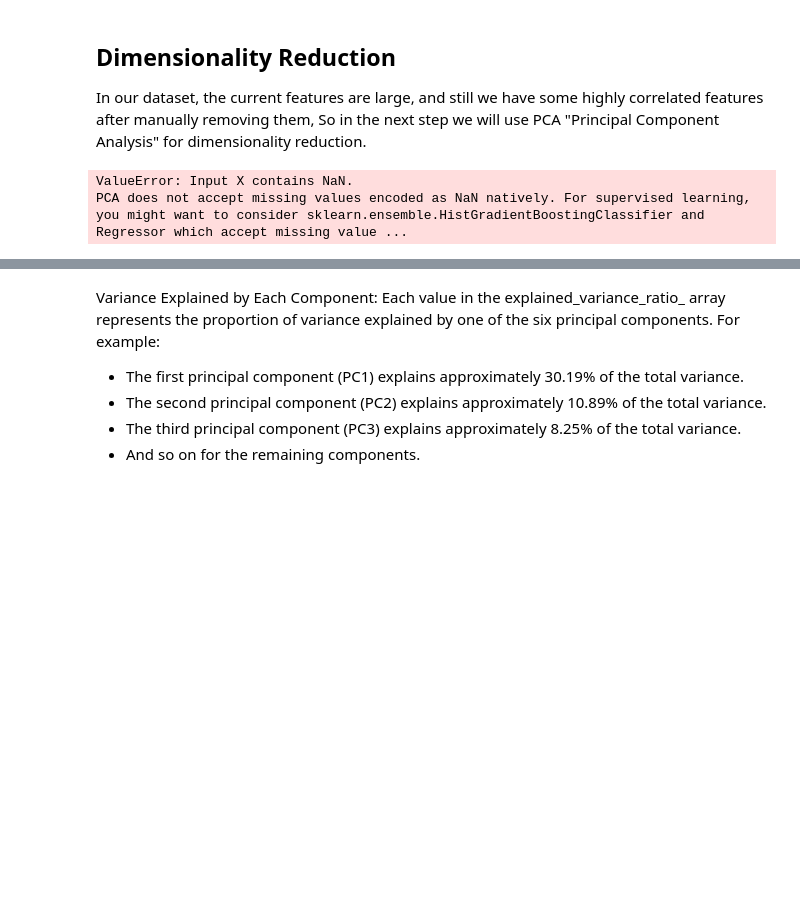
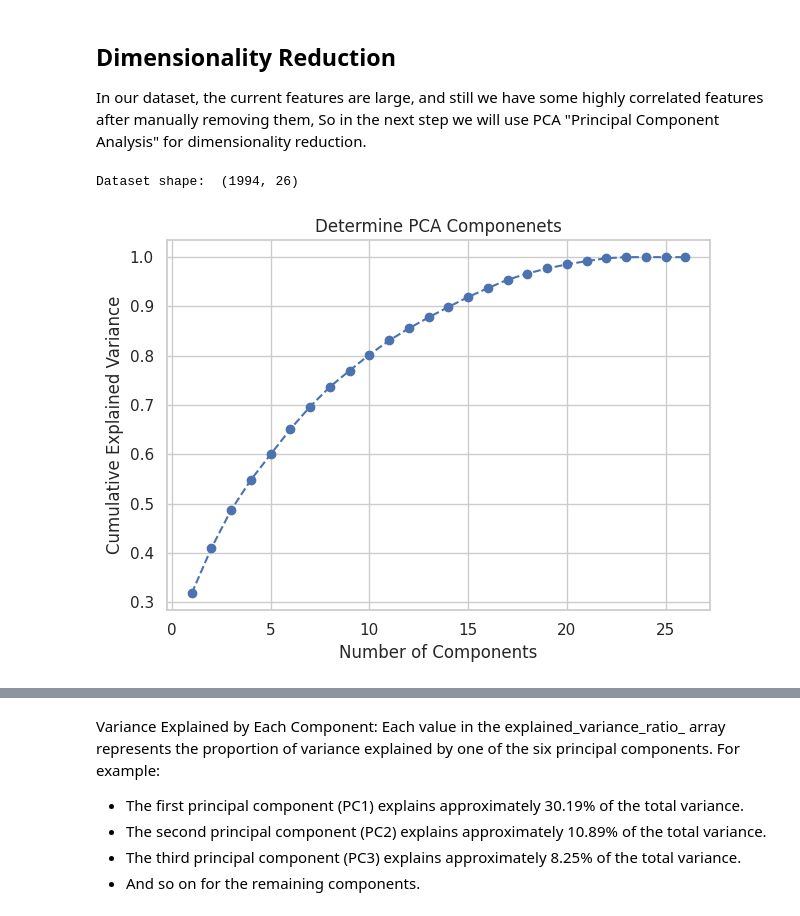
Before and after one commit to AhmedYousriSobhi/customer_segmentation, a Jupyter notebook: cluster/customer_segmentation.ipynb, the cells around one changed output, grey strips where cells are left out. Drawn from its saved outputs; the diff is of its cells as text; code cells hidden in the pictures; blank space fills up the shorter version.

```diff
--- a/cluster/customer_segmentation.ipynb
+++ b/cluster/customer_segmentation.ipynb
@@ -161,18 +160,24 @@ AttributeError: 'numpy.ndarray' object has no attribute 'columns'
 In our dataset, the current features are large, and still we have some highly correlated features after manually removing them, So in the next step we will use PCA "Principal Component Analysis" for dimensionality reduction.
 # %%
 # Choosing the number of components
+df_train_with_features = model_preprocessor.transform(df_train)
+
+print("Dataset shape: ", df_train_with_features.shape)
+
 pca = PCA()
-pca.fit(df_train.select_dtypes('number'))  # Fit PCA to your data
+
+pca.fit(df_train_with_features)  # Fit PCA to your data
+
 explained_variance = pca.explained_variance_ratio_
 
 plt.plot(range(1, len(explained_variance) + 1), explained_variance.cumsum(), marker='o', linestyle='--')
 plt.xlabel('Number of Components')
 plt.ylabel('Cumulative Explained Variance')
 plt.title('Determine PCA Componenets')
 plt.tight_layout()
 plt.savefig('../report/plots/Determine PCA Componenets.jpg')
 plt.show()
 # %% [output]
-ValueError: Input X contains NaN.
-PCA does not accept missing values encoded as NaN natively. For supervised learning, you might want to consider sklearn.ensemble.HistGradientBoostingClassifier and Regressor which accept missing value ...
+Dataset shape:  (1994, 26)
+[figure, added]
 # %%
```
Also changed, not shown: parts of 18 cells of this notebook, 15 other files.
